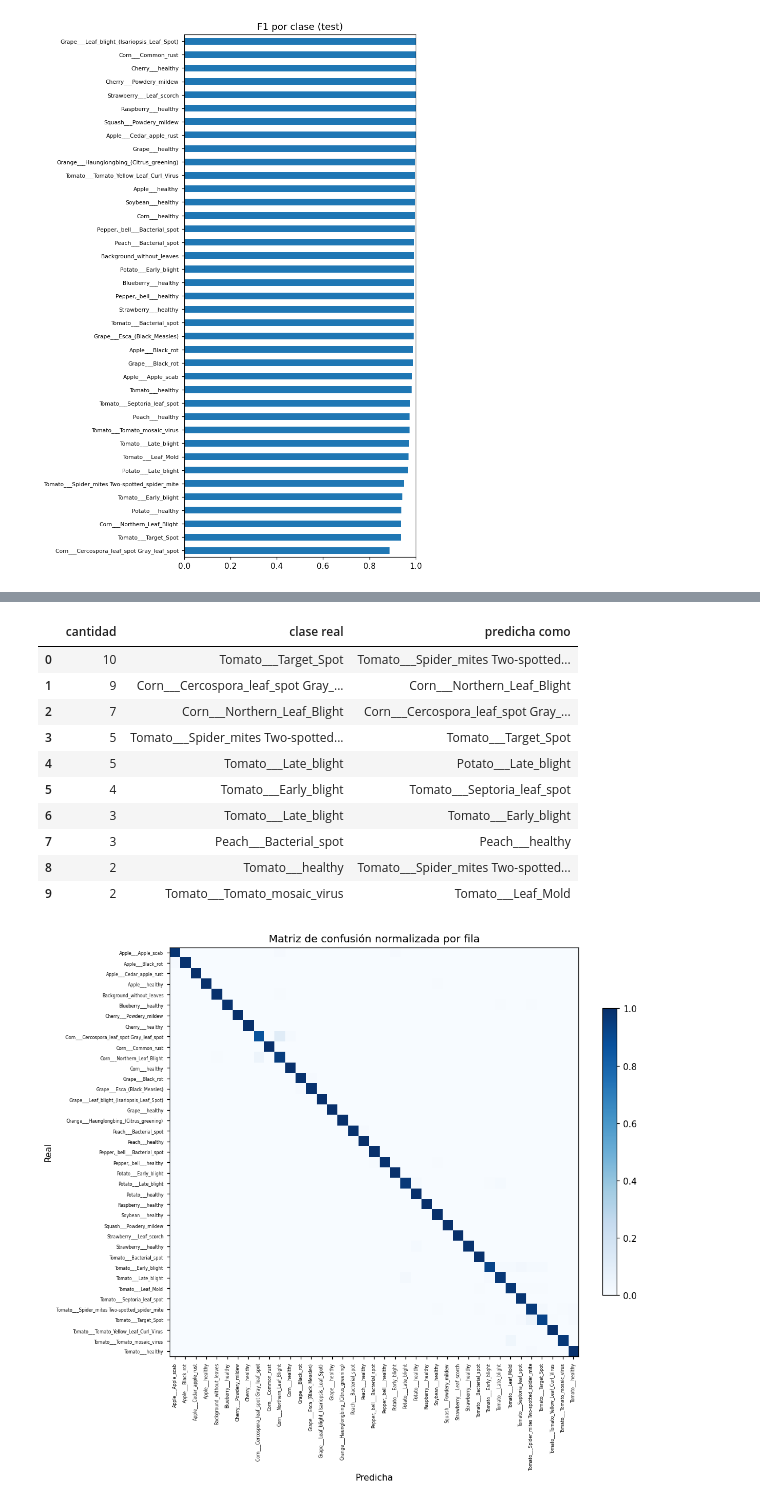
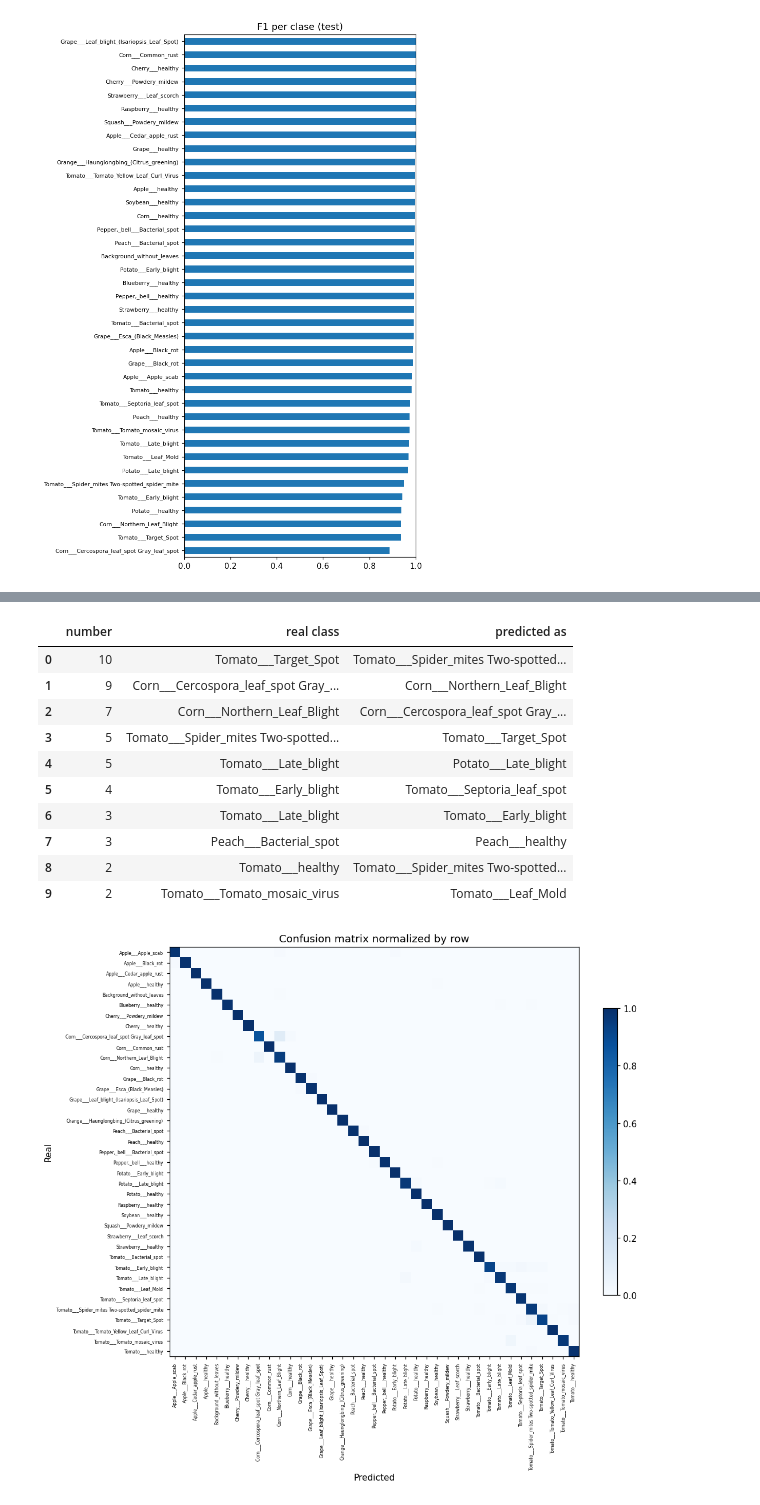
Before and after one commit to CarlosAdolfoPeralta/project_vision_plantvillage, a Jupyter notebook: notebooks/03_transfer_learning.ipynb, the cells around one changed output, grey strips where cells are left out. Saved outputs shown, nothing was run; the diff lists cells and outputs as text; code cells hidden in the pictures.

```diff
--- a/notebooks/03_transfer_learning.ipynb
+++ b/notebooks/03_transfer_learning.ipynb
@@ -291,9 +290,9 @@ off = cm.copy()
 np.fill_diagonal(off, 0)
 pairs = [(off[i, j], names[i], names[j]) for i in range(n_classes) for j in range(n_classes) if off[i, j] > 0]
 pairs.sort(reverse=True)
-pd.DataFrame(pairs[:10], columns=["cantidad", "clase real", "predicha como"])
+pd.DataFrame(pairs[:10], columns=["number", "real class", "predicted as"])
 # %% [output]
-|  | cantidad | clase real | predicha como |
+|  | number | real class | predicted as |
 | 0 | 10 | Tomato___Target_Spot | Tomato___Spider_mites Two-spotted... |
 | 1 | 9 | Corn___Cercospora_leaf_spot Gray_... | Corn___Northern_Leaf_Blight |
 | 2 | 7 | Corn___Northern_Leaf_Blight | Corn___Cercospora_leaf_spot Gray_... |
@@ -307,14 +306,14 @@ pd.DataFrame(pairs[:10], columns=["cantidad", "clase real", "predicha como"])
 # %%
 cm_norm = cm / cm.sum(axis=1, keepdims=True).clip(min=1)
 fig, ax = plt.subplots(figsize=(10, 9))
 im = ax.imshow(cm_norm, cmap="Blues", vmin=0, vmax=1)
 ax.set_xticks(range(n_classes)); ax.set_yticks(range(n_classes))
 ax.set_xticklabels(names, rotation=90, fontsize=5)
 ax.set_yticklabels(names, fontsize=5)
-ax.set_xlabel("Predicha"); ax.set_ylabel("Real")
-ax.set_title("Matriz de confusión normalizada por fila")
+ax.set_xlabel("Predicted"); ax.set_ylabel("Real")
+ax.set_title("Confusion matrix normalized by row")
 plt.colorbar(im, fraction=0.03)
 plt.tight_layout()
 plt.show()
 # %% [output]
-[figure, old version]
+[figure, new version]
```
Also changed, not shown: parts of 34 cells of this notebook, 9 other files.
